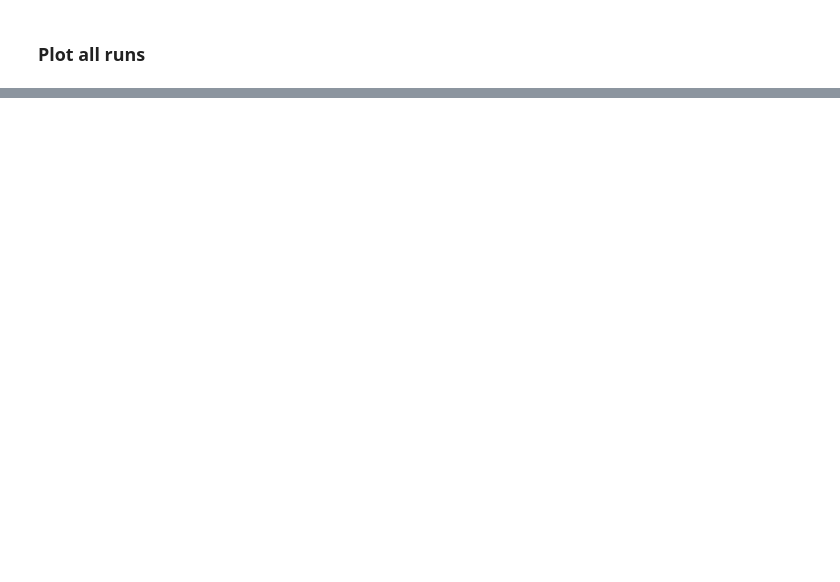
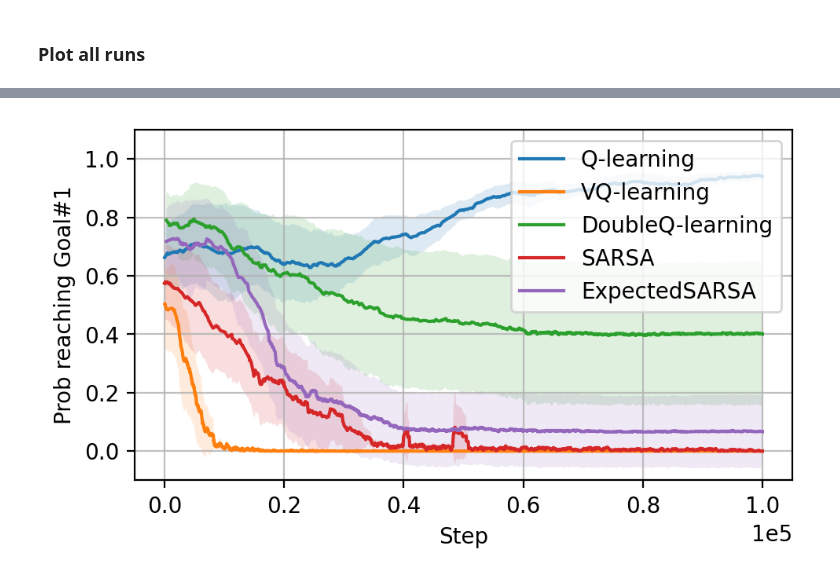
Before and after one commit to xy9485/gym-simplegrid, a Jupyter notebook: two_room.ipynb, the cells around one changed output, grey strips where cells are left out. Cells and saved outputs as stored; diff of their text form; code cells hidden in the pictures; blank space fills up the shorter version.

```diff
--- a/two_room.ipynb
+++ b/two_room.ipynb
@@ -559,6 +220,8 @@ log_path
 # log_dir = "results/2rooms_steps100000_raninit1_alphaV0.1_alphaQ1.0_eps0.3to0.00_decay0.9998_repeat10"
 # log_dir = "results/2rooms_rwd0.1/VQ-learning/randinit1_eps0.5to0.0_decay0.99995_buffer1_1_is0.0_syncVQ0_repeat20_steps200000"
 # log_path = os.path.join(log_dir, "avg_meter.log")
+algo_name = "VQ-learning"
+log_dir = log_dirs[algo_names.index(algo_name)]
 log_path = os.path.join(log_dir, "episodic.log")
 x_label = "step"
 # y_label = "reward"
@@ -645,0 +323,8 @@ plt.savefig(f"{save_path}.png")
+# %%
+log_dirs = [
+    'results/2rooms_rwd0.1(-0.1,1)/Q-learning/randinit1_explore[0.5,0.0,0.9999]_buffer1_1_is0.0_noisyV0.0_repeat10_steps30000--TrueQ',
+    'results/2rooms_rwd0.1(-0.1,1)/VQ-learning/randinit1_explore[0.5,0.0,0.9999]_buffer1_1_is0.0_noisyV0.0_repeat10_steps30000--TrueQ',
+    'results/2rooms_rwd0.1(-0.1,1)/DoubleQ-learning/randinit1_explore[0.5,0.0,0.9999]_buffer1_1_is0.0_noisyV0.0_repeat10_steps30000--TrueQ',
+    'results/2rooms_rwd0.1(-0.1,1)/SARSA/randinit1_explore[0.5,0.0,0.9999]_buffer1_1_is0.0_noisyV0.0_repeat10_steps30000--TrueQ',
+    'results/2rooms_rwd0.1(-0.1,1)/ExpectedSARSA/randinit1_explore[0.5,0.0,0.9999]_buffer1_1_is0.0_noisyV0.0_repeat10_steps30000--TrueQ'
+    ]
@@ -759,0 +454,31 @@ if save_path:
+# %%
+file_name = "episodic.log"
+
+key_name = "step"
+x_label = "Step"
+
+# value_name = y_label = "reward"
+value_name = "reached_goal"
+# value_name = "avg_max_Q"
+
+y_label = "Prob reaching Goal#1"
+# y_label = "Estimated Q Values"
+
+for log_dir in log_dirs:
+    log_path = os.path.join(log_dir, file_name)
+    curve_name = log_dir.split('/')[2]
+    plot_metric(log_path, key_name, value_name, x_label, y_label, label_name=curve_name, interpolate=True, smooth=50, max_key=True, save_path=False)
+
+if value_name == "reached_goal":
+    plt.ylim(-0.1, 1.1)
+plt.legend(loc="upper right", ncol=1)
+
+save_dir = os.path.join(log_dirs[0])
+save_path = os.path.join(save_dir, f"step-{value_name}-acrossAlgos")
+# create save_dir if not exists
+if not os.path.exists(save_dir):
+    os.makedirs(save_dir)
+if save_path:
+    plt.savefig(f"{save_path}")
+# %% [output]
+[figure, added]
```
Also changed, not shown: parts of 30 cells of this notebook, 2 other files.
